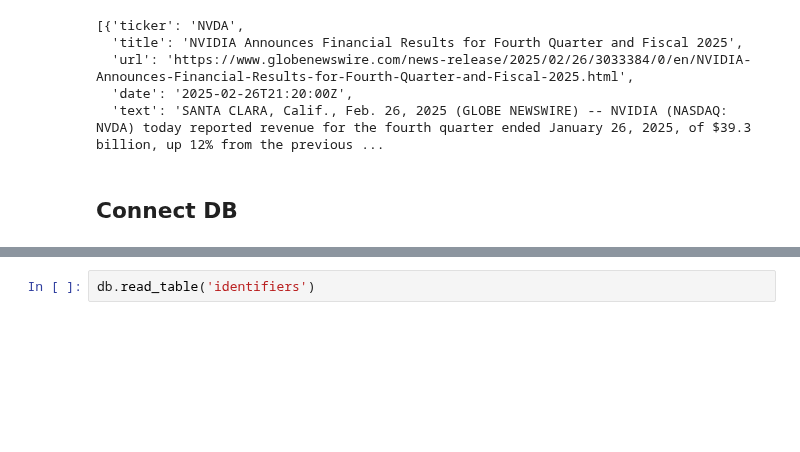
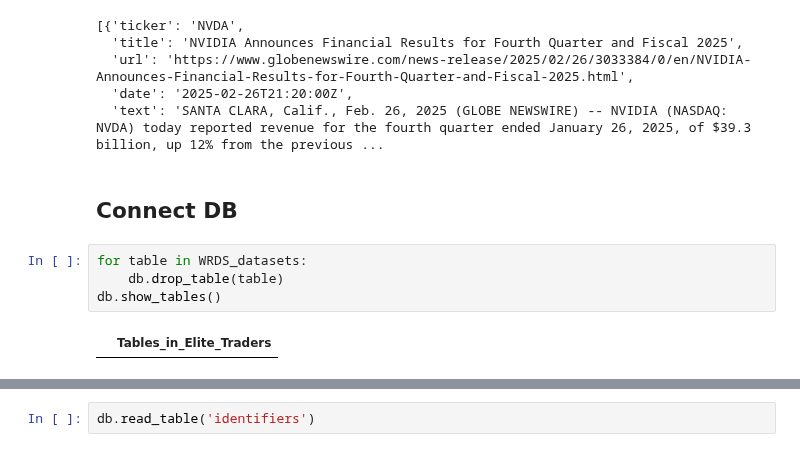
Before and after one commit to Chen-zexi/LangAlpha, a Jupyter notebook: notebooks/checkpoint.ipynb, the cells around one changed output, grey strips where cells are left out. Cells and saved outputs as stored; diff of their text form; blank space fills up the shorter version.

```diff
--- a/notebooks/get_data.ipynb
+++ b/notebooks/checkpoint.ipynb
@@ -385,6 +442,12 @@ NVDA is available
   'text': 'SANTA CLARA, Calif., Feb. 26, 2025 (GLOBE NEWSWIRE) -- NVIDIA (NASDAQ: NVDA) today reported revenue for the fourth quarter ended January 26, 2025, of $39.3 billion, up 12% from the previous ...
 # %% [markdown]
 ## Connect DB
+# %%
+for table in WRDS_datasets:
+    db.drop_table(table)
+db.show_tables()
+# %% [output]
+|  | Tables_in_Elite_Traders |
 # %%
 for table in WRDS_datasets:
     db.create_table(table, WRDS_datasets[table])
```
Also changed, not shown: parts of 11 cells of this notebook, 3 other files.
